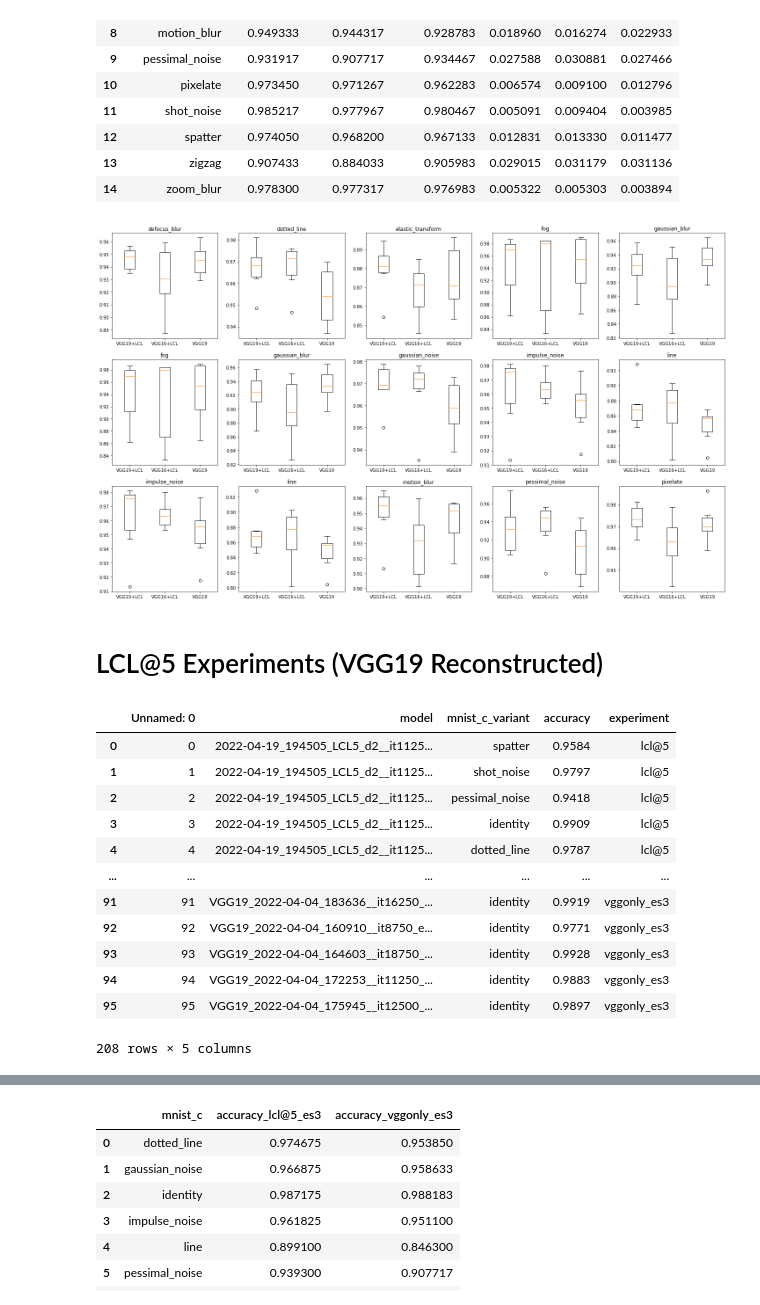
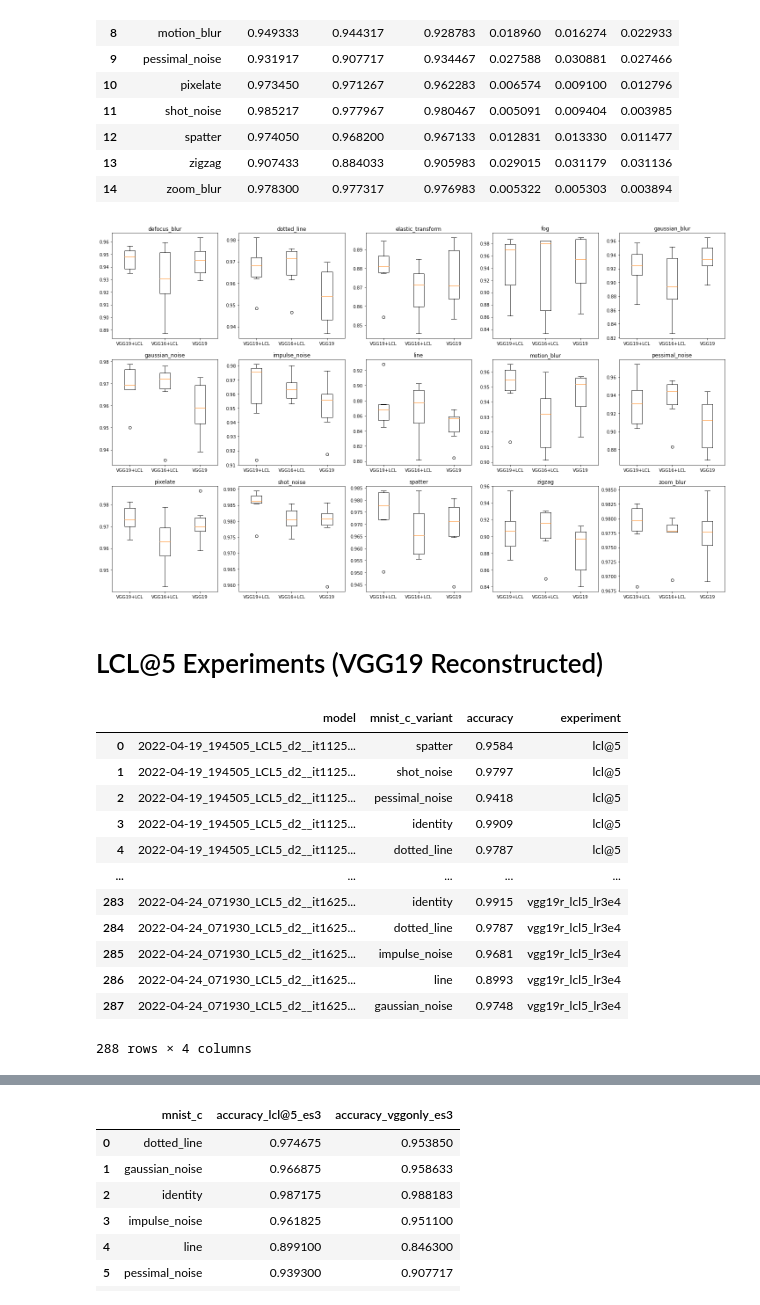
Before and after one commit to edualc/mt_object_recognition, a Jupyter notebook: ExperimentOverview.ipynb, the cells around one changed output, grey strips where cells are left out. Drawn from its saved outputs; the diff is of its cells as text; code cells hidden in the pictures.

```diff
--- a/ExperimentOverview.ipynb
+++ b/ExperimentOverview.ipynb
@@ -30,9 +30,9 @@ VGG+LCL
 Validation Accuracy:    Mean: 0.9899    Std.: 0.0014
    MNIST-C Accuracy:    Mean: 0.8732    Std.: 0.0173
 # %%
-df_a = pd.read_csv('wandb_vggonly.csv')
-df_b = pd.read_csv('wandb_vgglcl.csv')
-df_c = pd.read_csv('wandb_vgg16lcl.csv')
+df_a = pd.read_csv('experiment__vgg19_vs_vgg19LCL/wandb_vggonly.csv')
+df_b = pd.read_csv('experiment__vgg19_vs_vgg19LCL/wandb_vgglcl.csv')
+df_c = pd.read_csv('experiment__vgg19_vs_vgg19LCL/wandb_vgg16lcl.csv')
 
 df_c.head()
 # %% [output]
@@ -360,17 +360,17 @@ VGG19_LCL_2022-04-06_023811__it16250_e3.pt
 ### All MNIST-C Variants
 # %%
 import pandas as pd
-df_lcl = pd.read_csv('mnist_c__lcl.csv')
+df_lcl = pd.read_csv('experiment__vgg19_vs_vgg19LCL/mnist_c__lcl.csv')
 df_lcl['experiment'] = 'VGG19+LCL'
 
-df_vgg = pd.read_csv('mnist_c__vggonly.csv')
+df_vgg = pd.read_csv('experiment__vgg19_vs_vgg19LCL/mnist_c__vggonly.csv')
 df_vgg['experiment'] = 'VGG19'
 
-df_vgg16_1 = pd.read_csv('mnist_c__vgg16_lcl01.csv')
+df_vgg16_1 = pd.read_csv('experiment__vgg19_vs_vgg19LCL/mnist_c__vgg16_lcl01.csv')
 df_vgg16_1['experiment'] = 'VGG16+LCL'
-df_vgg16_2 = pd.read_csv('mnist_c__vgg16_lcl23.csv')
+df_vgg16_2 = pd.read_csv('experiment__vgg19_vs_vgg19LCL/mnist_c__vgg16_lcl23.csv')
 df_vgg16_2['experiment'] = 'VGG16+LCL'
-df_vgg16_3 = pd.read_csv('mnist_c__vgg16_lcl45.csv')
+df_vgg16_3 = pd.read_csv('experiment__vgg19_vs_vgg19LCL/mnist_c__vgg16_lcl45.csv')
 df_vgg16_3['experiment'] = 'VGG16+LCL'
 
 
@@ -403,4 +403,5 @@ VGG19+LCL      90               90        90
 # %%
+"""
 df_mean = df.groupby(['mnist_c_variant', 'experiment']).mean()['accuracy']
 df_std = df.groupby(['mnist_c_variant', 'experiment']).std()['accuracy']
 
@@ -428,6 +429,9 @@ d,e,f = filter_vgg_lcl(df_std, 'std')
 
 
 dfx = pd.merge(pd.merge(pd.merge(a,b), pd.merge(c,d)),pd.merge(e,f))
+dfx.to_csv('experiment_summary__vgg19_vs_vgg19LCL.csv', index=False)
+"""
+dfx = pd.read_csv('experiment_summary__vgg19_vs_vgg19LCL.csv')
 dfx
 # %% [output]
 |  | mnist_c | accuracy_lcl | accuracy_vgg | accuracy_lcl16 | std_lcl | std_vgg | std_lcl16 |
@@ -452,61 +456,76 @@ display(HTML("<style>.container { width:80% !important; }</style>"))
 # %%
 import matplotlib.pyplot as plt
 
 plot_size = 5
 fig, axs = plt.subplots(3,5, figsize=(5*plot_size,3*plot_size))
 
 for y in range(5):
     for x in range(3):
-        dfix = y+3*x
+        dfix = y+5*x
         row = dfx.iloc[dfix,:]
         df_i = df[df['mnist_c_variant'] == row['mnist_c']]
 
         vgg19 = df_i[df_i['experiment'] == 'VGG19']['accuracy'].to_numpy()
         vgg19lcl = df_i[df_i['experiment'] == 'VGG19+LCL']['accuracy'].to_numpy()
         vgg16lcl = df_i[df_i['experiment'] == 'VGG16+LCL']['accuracy'].to_numpy()
 
         axs[x,y].set_title(row['mnist_c'])
         axs[x,y].boxplot([vgg19lcl, vgg16lcl, vgg19])
         axs[x,y].set_xticklabels(['VGG19+LCL', 'VGG16+LCL', 'VGG19'])
         #axs[x,y].set_ylim([0.83, 1])
 # %% [output]
-[figure, old version]
+[figure, new version]
 # %% [markdown]
 # LCL@5 Experiments (VGG19 Reconstructed)
 # %%
-a = pd.read_csv('mnist_c__vgg19r_lcl534.csv')
+"""
+a = pd.read_csv('experiment__vgg19r_lcl5/mnist_c__vgg19r_lcl534.csv')
 a['experiment'] = 'lcl@5'
-b = pd.read_csv('mnist_c__vgg19r_lcl5012.csv')
+b = pd.read_csv('experiment__vgg19r_lcl5/mnist_c__vgg19r_lcl5012.csv')
 b['experiment'] = 'lcl@5'
 df_lclr = a.append(b)
 
-a = pd.read_csv('mnist_c__vgg19r_lcl5__es3012.csv')
+a = pd.read_csv('experiment__vgg19r_lcl5/mnist_c__vgg19r_lcl5__es3012.csv')
 a['experiment'] = 'lcl@5_es3'
-b = pd.read_csv('mnist_c__vgg19r_lcl5__es334.csv')
+b = pd.read_csv('experiment__vgg19r_lcl5/mnist_c__vgg19r_lcl5__es334.csv')
 b['experiment'] = 'lcl@5_es3'
 df_lclr = df_lclr.append(a.append(b))
 
-a = pd.read_csv('mnist_c__vggonly012.csv')
+a = pd.read_csv('experiment__vgg19r_lcl5/mnist_c__vggonly012.csv')
 a['experiment'] = 'vggonly'
-b = pd.read_csv('mnist_c__vggonly345.csv')
+b = pd.read_csv('experiment__vgg19r_lcl5/mnist_c__vggonly345.csv')
 b['experiment'] = 'vggonly'
 df_lclr = df_lclr.append(a.append(b))
 
 a = pd.read_csv('experiment__vgg19_vs_vgg19LCL/mnist_c__vggonly.csv')
 a['experiment'] = 'vggonly_es3'
 df_lclr = df_lclr.append(a)
+
+
+a = pd.read_csv('experiment__vgg19r_lcl5/mnist_c__vgg19r_lcl5_lr1e4.csv')
+a['experiment'] = 'vgg19r_lcl5_lr1e4'
+df_lclr = df_lclr.append(a)
+
+a = pd.read_csv('experiment__vgg19r_lcl5/mnist_c__vgg19r_lcl5_lr3e4.csv')
+a['experiment'] = 'vgg19r_lcl5_lr3e4'
+df_lclr = df_lclr.append(a)
+
+df_lclr = df_lclr[df_lclr.columns[1:]]
+df_lclr.to_csv('experiment_summary__vgg19r_lcl5.csv', index=False)
+"""
+df_lclr = pd.read_csv('experiment_summary__vgg19r_lcl5.csv')
 df_lclr
 # %% [output]
-|  | Unnamed: 0 | model | mnist_c_variant | accuracy | experiment |
-| 0 | 0 | 2022-04-19_194505_LCL5_d2__it1125... | spatter | 0.9584 | lcl@5 |
-| 1 | 1 | 2022-04-19_194505_LCL5_d2__it1125... | shot_noise | 0.9797 | lcl@5 |
-| 2 | 2 | 2022-04-19_194505_LCL5_d2__it1125... | pessimal_noise | 0.9418 | lcl@5 |
-| 3 | 3 | 2022-04-19_194505_LCL5_d2__it1125... | identity | 0.9909 | lcl@5 |
-| 4 | 4 | 2022-04-19_194505_LCL5_d2__it1125... | dotted_line | 0.9787 | lcl@5 |
-| ... | ... | ... | ... | ... | ... |
-| 91 | 91 | VGG19_2022-04-04_183636__it16250_... | identity | 0.9919 | vggonly_es3 |
-| 92 | 92 | VGG19_2022-04-04_160910__it8750_e... | identity | 0.9771 | vggonly_es3 |
-| 93 | 93 | VGG19_2022-04-04_164603__it18750_... | identity | 0.9928 | vggonly_es3 |
-| 94 | 94 | VGG19_2022-04-04_172253__it11250_... | identity | 0.9883 | vggonly_es3 |
-| 95 | 95 | VGG19_2022-04-04_175945__it12500_... | identity | 0.9897 | vggonly_es3 |
+|  | model | mnist_c_variant | accuracy | experiment |
+| 0 | 2022-04-19_194505_LCL5_d2__it1125... | spatter | 0.9584 | lcl@5 |
+| 1 | 2022-04-19_194505_LCL5_d2__it1125... | shot_noise | 0.9797 | lcl@5 |
+| 2 | 2022-04-19_194505_LCL5_d2__it1125... | pessimal_noise | 0.9418 | lcl@5 |
+| 3 | 2022-04-19_194505_LCL5_d2__it1125... | identity | 0.9909 | lcl@5 |
+| 4 | 2022-04-19_194505_LCL5_d2__it1125... | dotted_line | 0.9787 | lcl@5 |
+| ... | ... | ... | ... | ... |
+| 283 | 2022-04-24_071930_LCL5_d2__it1625... | identity | 0.9915 | vgg19r_lcl5_lr3e4 |
+| 284 | 2022-04-24_071930_LCL5_d2__it1625... | dotted_line | 0.9787 | vgg19r_lcl5_lr3e4 |
+| 285 | 2022-04-24_071930_LCL5_d2__it1625... | impulse_noise | 0.9681 | vgg19r_lcl5_lr3e4 |
+| 286 | 2022-04-24_071930_LCL5_d2__it1625... | line | 0.8993 | vgg19r_lcl5_lr3e4 |
+| 287 | 2022-04-24_071930_LCL5_d2__it1625... | gaussian_noise | 0.9748 | vgg19r_lcl5_lr3e4 |
-208 rows × 5 columns
+288 rows × 4 columns
```
Also changed, not shown: parts of 9 cells of this notebook, 13 other files.
